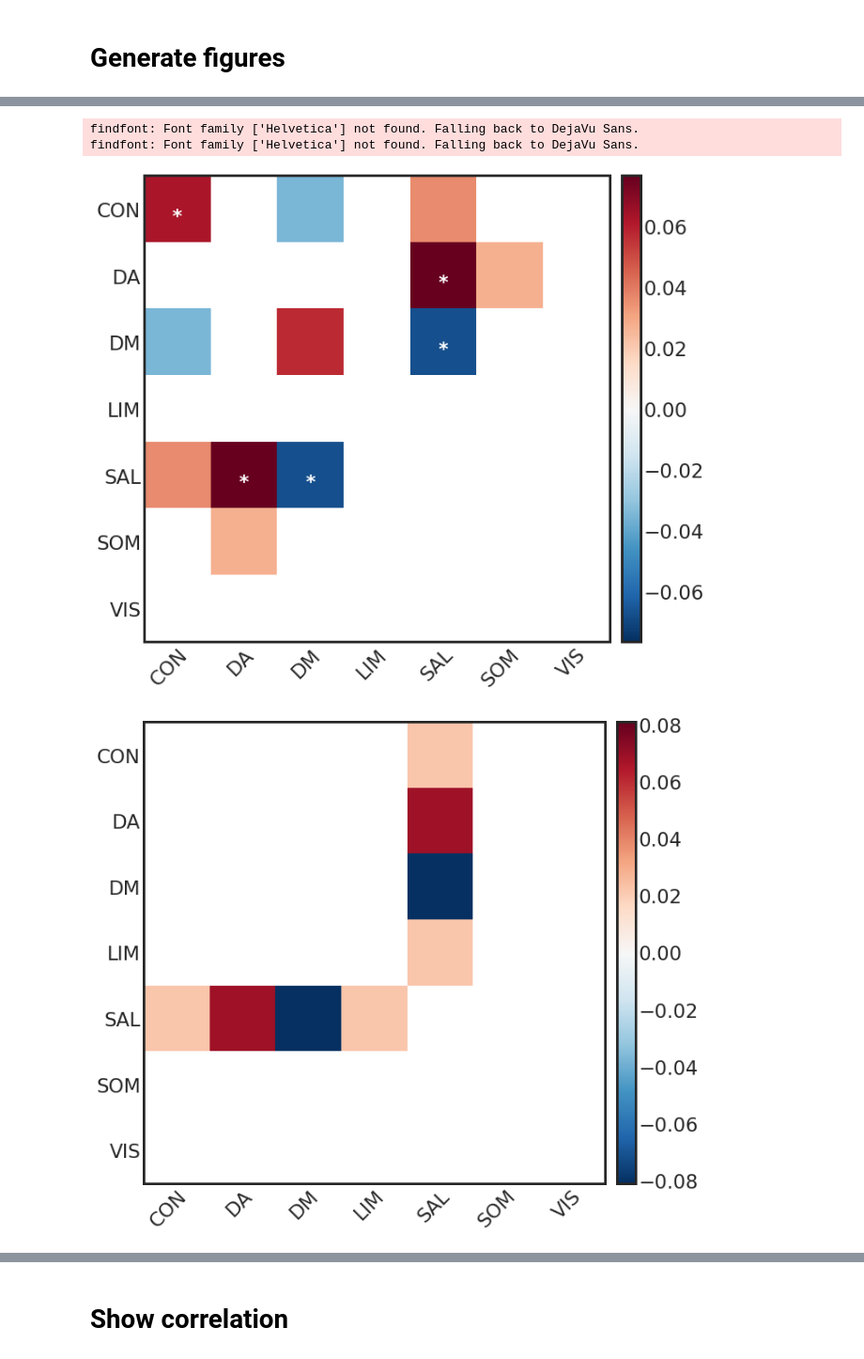
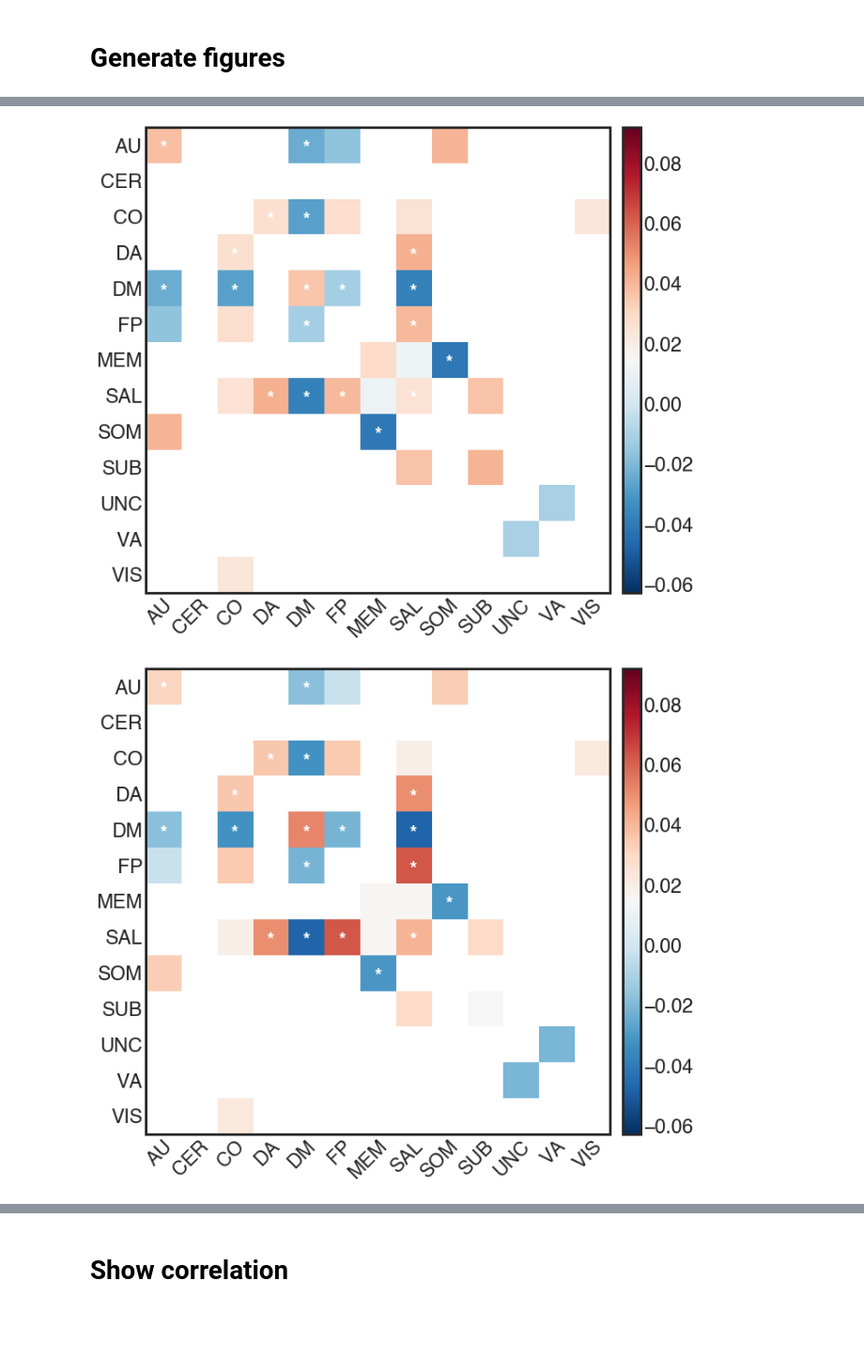
Before and after one commit to kfinc/wm-training-modularity, a Jupyter notebook: 04-dynamic_FC_analyses/06-whole-brain_mlm_networks_summary.ipynb, the cells around one changed output, grey strips where cells are left out. Shown at 94% size. Drawn from its saved outputs; the diff is of its cells as text; code cells hidden in the pictures; blank space fills up the shorter version.

Commit message:
Update plots

```diff
--- a/04-dynamic_FC_analyses/06-whole-brain_mlm_networks_summary.ipynb
+++ b/04-dynamic_FC_analyses/06-whole-brain_mlm_networks_summary.ipynb
@@ -36,23 +36,17 @@ from functools import reduce
 - `who`: Either `all` for all included subject, `exp` for experimental group or `con` for control group.
 # %%
 # Change if needed
-path_cart_raw = '/home/kmb/Desktop/Neuroscience/Projects/FINC_learning_brain/data/derivatives/mlm_raw'
-path_mlm_summary = '/home/kmb/Desktop/Neuroscience/Projects/FINC_learning_brain/data/derivatives/mlm_networks_summary'
-path_groups = '/home/kmb/Desktop/Neuroscience/Projects/FINC_learning_brain/data/derivatives/group_assignment/'
-path_beh = '/home/kmb/Desktop/Neuroscience/Projects/FINC_learning_brain/data/derivatives/behavioral'
+path_cart_raw = '/home/finc/Dropbox/Projects/LearningBrain/data/derivatives/mlm_raw'
+path_mlm_summary = '/home/finc/Dropbox/Projects/LearningBrain/data/derivatives/mlm_networks_summary'
 
 # Which dataset to use
 dataset = 'normalized'
-atlas = 'schaefer'
-who = 'all'
+atlas = 'power'
 
 # Filenames
-fname_cart_raw = 'normalized_mean_allegiance_power.npy'
+fname_cart_raw = f'whole-brain_{atlas}_{dataset}_mean_allegiance_power.npy'
 fname_mlm_stats = f'whole-brain_{atlas}_{dataset}_mlm_stats.csv'
 fname_mlm_params = f'whole-brain_{atlas}_{dataset}_mlm_params.csv'
-fname_groups = 'group_assignment.csv'
-fname_beh = 'aggregated_behavioral_data.npy'
-fname_beh_meta = fname_beh.replace('npy', 'json')
 # %%
 cart = np.load(
     os.path.join(path_cart_raw, fname_cart_raw),
@@ -204,7 +180,7 @@ newcmp = LinearSegmentedColormap.from_list(
 # %% [markdown]
 # Generate figures
 # %%
-def matrix_pval_plot(pvals, cvals, labels, outpath=None, **savefig_kwargs) -> None:
+def matrix_pval_plot(pvals, cvals, labels, vmin, vmax, outpath=None, **savefig_kwargs) -> None:
     '''Creates matrix plot color coded according to underying p-values.
 
     Args:
@@ -237,7 +213,7 @@ def matrix_pval_plot(pvals, cvals, labels, outpath=None, **savefig_kwargs) -> No
 
     # Plot heatmaps
     clim = [-np.max(np.abs(cvals_sig)), np.max(np.abs(cvals_sig))]
-    im_sig = ax.imshow(cvals_sig, cmap='RdBu_r', clim=clim)
+    im_sig = ax.imshow(cvals_sig, cmap='RdBu_r', clim=clim, vmin = vmin, vmax = vmax)
 
     # Create colorbars
     cb_sig_axes = fig.add_axes(
@@ -307,22 +249,27 @@ Significant effects for interaction model.
 def reorder(mat, new_order):
     return mat[:, new_order][new_order]
 # %%
-matrix_pval_plot(
-    pval_mlm[1],
-    beta_ses[-1],
-    labels,
-    outpath=f'results/mlm_session_{dataset}_{atlas}.pdf',
-    bbox_inches='tight'
-)
-matrix_pval_plot(
-    pval_mlm[2],
-    beta_inter[-1],
-    labels,
-    outpath=f'results/mlm_interaction_{dataset}_{atlas}.pdf',
-    bbox_inches='tight'
-)
+for i in range(3):
+    matrix_pval_plot(
+        pval_mlm[1],
+        beta_ses[i],
+        labels,
+        vmax=beta_ses.max(),
+        vmin=beta_ses.min(),
+        outpath=f'mlm_session_{dataset}_{atlas}_{i+1}.pdf',
+        bbox_inches='tight'
+    )
+
+for i in range(3):
+    matrix_pval_plot(
+        pval_mlm[2],
+        beta_inter[i],
+        labels,
+        vmax=beta_inter.max(),
+        vmin=beta_inter.min(),
+        outpath=f'mlm_interaction_{dataset}_{atlas}_{i+1}.pdf',
+        bbox_inches='tight'
+    )
 # %% [output]
-findfont: Font family ['Helvetica'] not found. Falling back to DejaVu Sans.
-findfont: Font family ['Helvetica'] not found. Falling back to DejaVu Sans.
-[figure, old version]
+[figure, new version]
-[figure, old version]
+[figure, new version]
```
Also changed, not shown: parts of 22 cells of this notebook.
